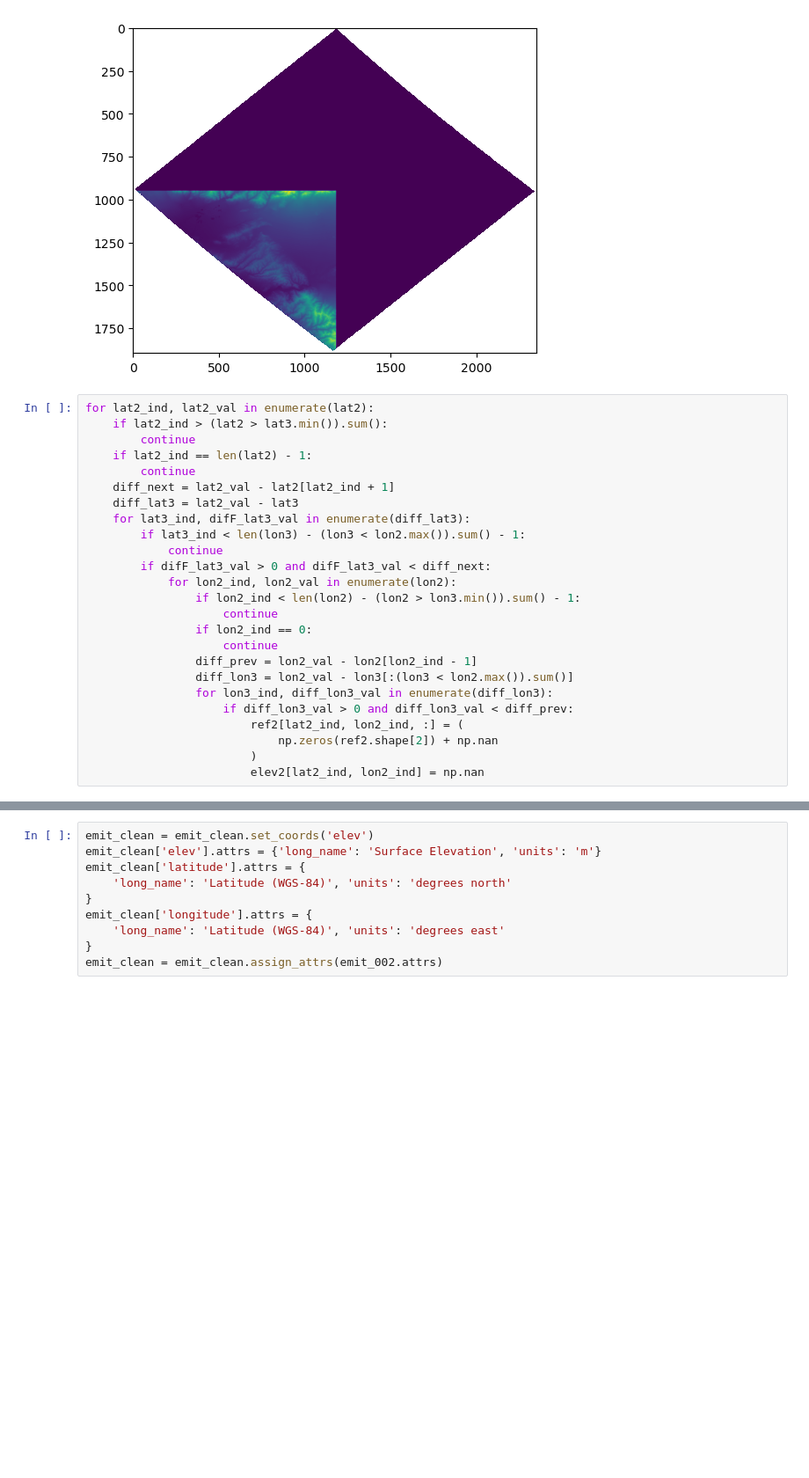
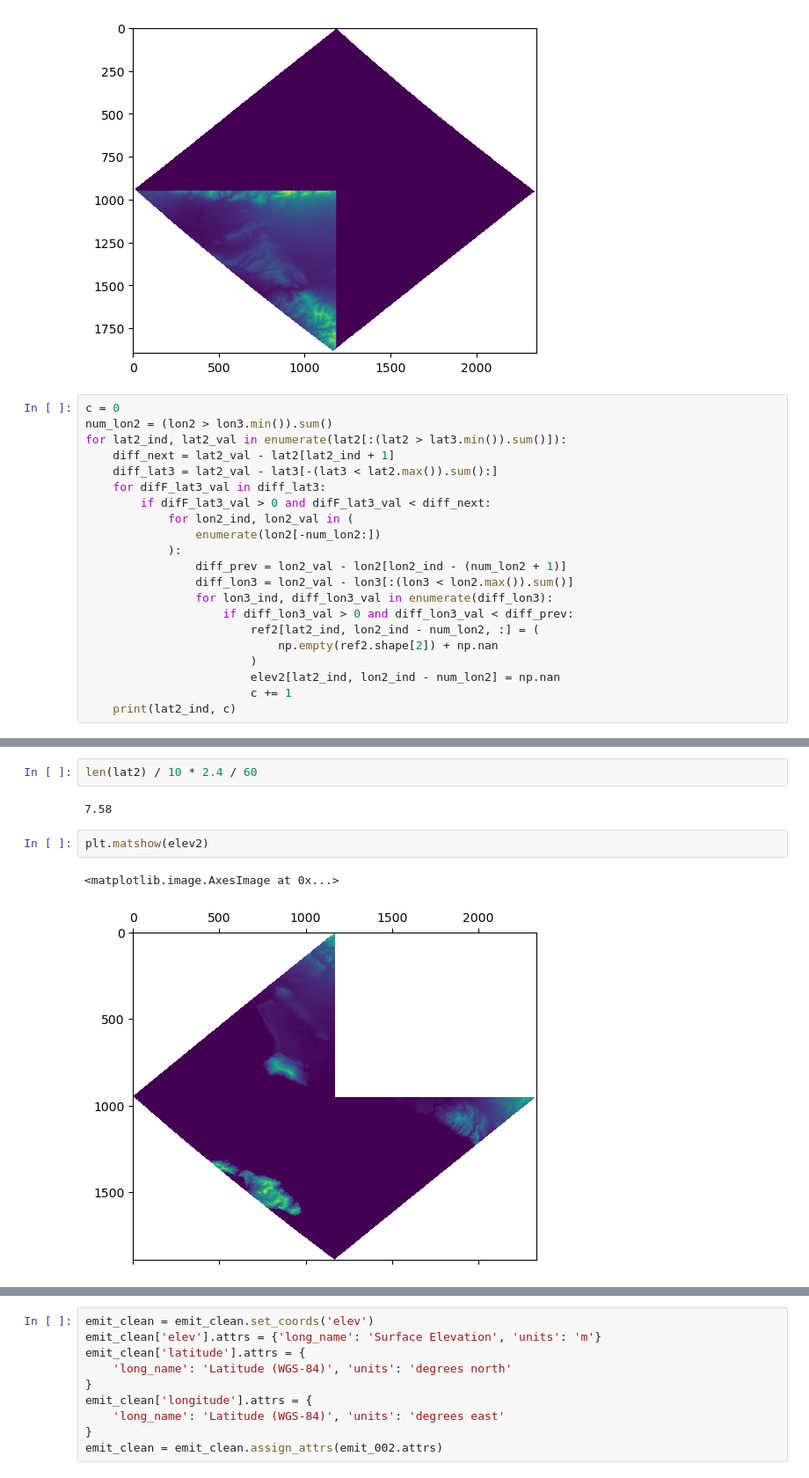
Before and after one commit to DannyCollinson/EMIT-ECOSTRESS, a Jupyter notebook: data_prep/Data_Matching.ipynb, the cells around one changed output, grey strips where cells are left out. Shown at 88% size. Drawn from its saved outputs; the diff is of its cells as text; blank space fills up the shorter version.

```diff
--- a/data_prep/Data_Matching.ipynb
+++ b/data_prep/Data_Matching.ipynb
@@ -193,27 +193,23 @@ plt.show(plt.imshow((emit_003.variables['elev'].values * overlap32.T[::-1, ::-1]
 [figure]
 [figure]
 # %%
-for lat2_ind, lat2_val in enumerate(lat2):
-    if lat2_ind > (lat2 > lat3.min()).sum():
-        continue
-    if lat2_ind == len(lat2) - 1:
-        continue
+c = 0
+num_lon2 = (lon2 > lon3.min()).sum()
+for lat2_ind, lat2_val in enumerate(lat2[:(lat2 > lat3.min()).sum()]):
     diff_next = lat2_val - lat2[lat2_ind + 1]
-    diff_lat3 = lat2_val - lat3
-    for lat3_ind, difF_lat3_val in enumerate(diff_lat3):
-        if lat3_ind < len(lon3) - (lon3 < lon2.max()).sum() - 1:
-            continue
+    diff_lat3 = lat2_val - lat3[-(lat3 < lat2.max()).sum():]
+    for difF_lat3_val in diff_lat3:
         if difF_lat3_val > 0 and difF_lat3_val < diff_next:
-            for lon2_ind, lon2_val in enumerate(lon2):
-                if lon2_ind < len(lon2) - (lon2 > lon3.min()).sum() - 1:
-                    continue
-                if lon2_ind == 0:
-                    continue
-                diff_prev = lon2_val - lon2[lon2_ind - 1]
+            for lon2_ind, lon2_val in (
+                enumerate(lon2[-num_lon2:])
+            ):
+                diff_prev = lon2_val - lon2[lon2_ind - (num_lon2 + 1)]
                 diff_lon3 = lon2_val - lon3[:(lon3 < lon2.max()).sum()]
                 for lon3_ind, diff_lon3_val in enumerate(diff_lon3):
                     if diff_lon3_val > 0 and diff_lon3_val < diff_prev:
-                        ref2[lat2_ind, lon2_ind, :] = (
-                            np.zeros(ref2.shape[2]) + np.nan
+                        ref2[lat2_ind, lon2_ind - num_lon2, :] = (
+                            np.empty(ref2.shape[2]) + np.nan
                         )
-                        elev2[lat2_ind, lon2_ind] = np.nan
+                        elev2[lat2_ind, lon2_ind - num_lon2] = np.nan
+                        c += 1
+    print(lat2_ind, c)
@@ -220,3 +234,12 @@ for lat2_ind, lat2_val in enumerate(lat2):
+# %%
+len(lat2) / 10 * 2.4 / 60
+# %% [output]
+7.58
+# %%
+plt.matshow(elev2)
+# %% [output]
+<matplotlib.image.AxesImage at 0x...>
+[figure, added]
 # %%
 ref = np.empty((len(lat), len(lon), ref2.shape[2])) + np.nan
 elev = np.empty((len(lat), len(lon))) + np.nan
```
Also changed, not shown: parts of 15 cells of this notebook, 1 other file.
